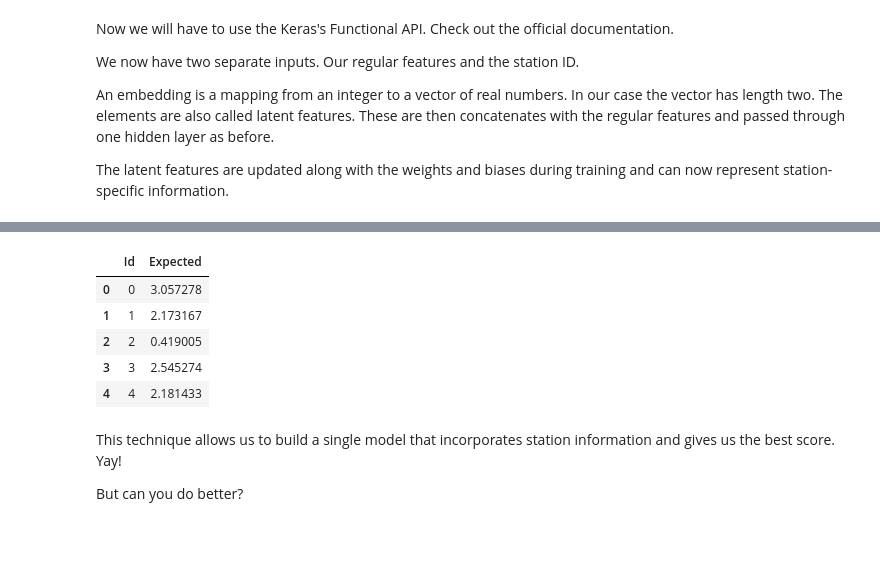
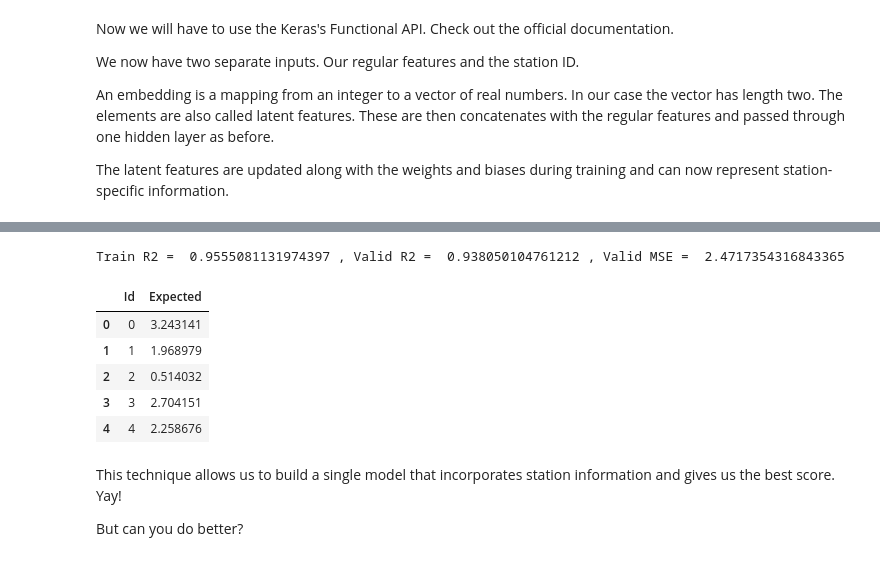
Before and after one commit to waves2weather/W2W-ML-Workshop, a Jupyter notebook: nb3_keras-nn.ipynb, the cells around one changed output, grey strips where cells are left out. Drawn from its saved outputs; the diff is of its cells as text; code cells hidden in the pictures.

```diff
--- a/nb3_keras-nn.ipynb
+++ b/nb3_keras-nn.ipynb
@@ -22 +20,3 @@ DATADIR = '/local/S.Rasp/ML-Workshop-Data/'
+# %%
+DATADIR = './dataset1/'
 # %%
@@ -25,10 +26,10 @@ def create_sub(preds, fn=None):
     if fn is not None: df.to_csv(DATADIR + fn, index=False)
     return df
 # %%
-# Load the data
-with open('./data/preproc_data.pkl', 'rb') as f:
+# Load the preprocessed data
+with open('./tmp/preproc_data.pkl', 'rb') as f:
     X_train, y_train, X_valid, y_valid, X_test = pickle.load(f)
-with open('./data/dfs.pkl', 'rb') as f:
+with open('./tmp/dfs.pkl', 'rb') as f:
     df_train, df_test = pickle.load(f)
 # %% [markdown]
 ## Linear regression: The Keras way
@@ -264,14 +275,18 @@ Epoch 10/10
 <keras.callbacks.History at 0x...>
+# %%
+print_scores(model, X_train=[X_train, ids_train], X_valid=[X_valid, ids_valid])
+# %% [output]
+Train R2 =  0.9555081131974397 , Valid R2 =  0.938050104761212 , Valid MSE =  2.4717354316843365
 # %%
 # Submit to Kaggle
-df_sub = create_sub(model.predict([X_test, ids_test]).squeeze(), 'nn_emb.csv'); df_sub.head()
+df_sub = create_sub(model.predict([X_test, ids_test], 10000).squeeze(), 'nn_emb.csv'); df_sub.head()
 # %% [output]
 |  | Id | Expected |
-| 0 | 0 | 3.057278 |
-| 1 | 1 | 2.173167 |
-| 2 | 2 | 0.419005 |
-| 3 | 3 | 2.545274 |
-| 4 | 4 | 2.181433 |
+| 0 | 0 | 3.243141 |
+| 1 | 1 | 1.968979 |
+| 2 | 2 | 0.514032 |
+| 3 | 3 | 2.704151 |
+| 4 | 4 | 2.258676 |
 # %% [markdown]
 This technique allows us to build a single model that incorporates station information and gives us the best score. Yay!
 
```
Also changed, not shown: parts of 13 cells of this notebook, 3 other files.
